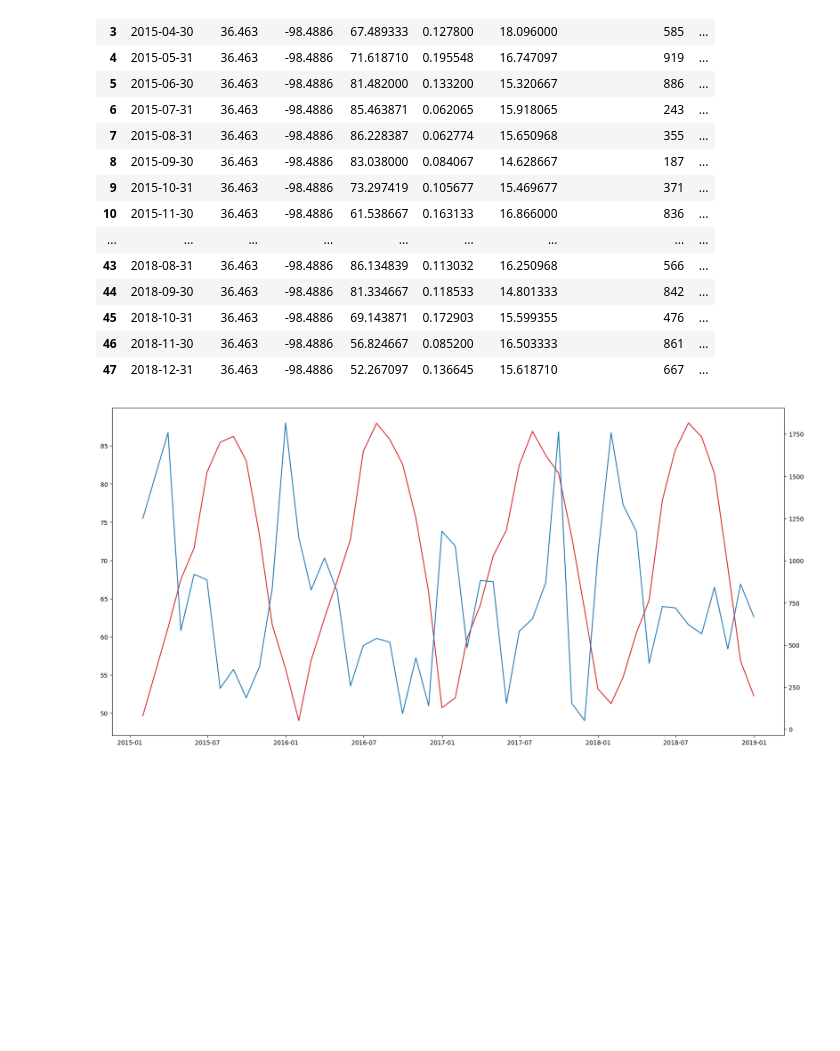
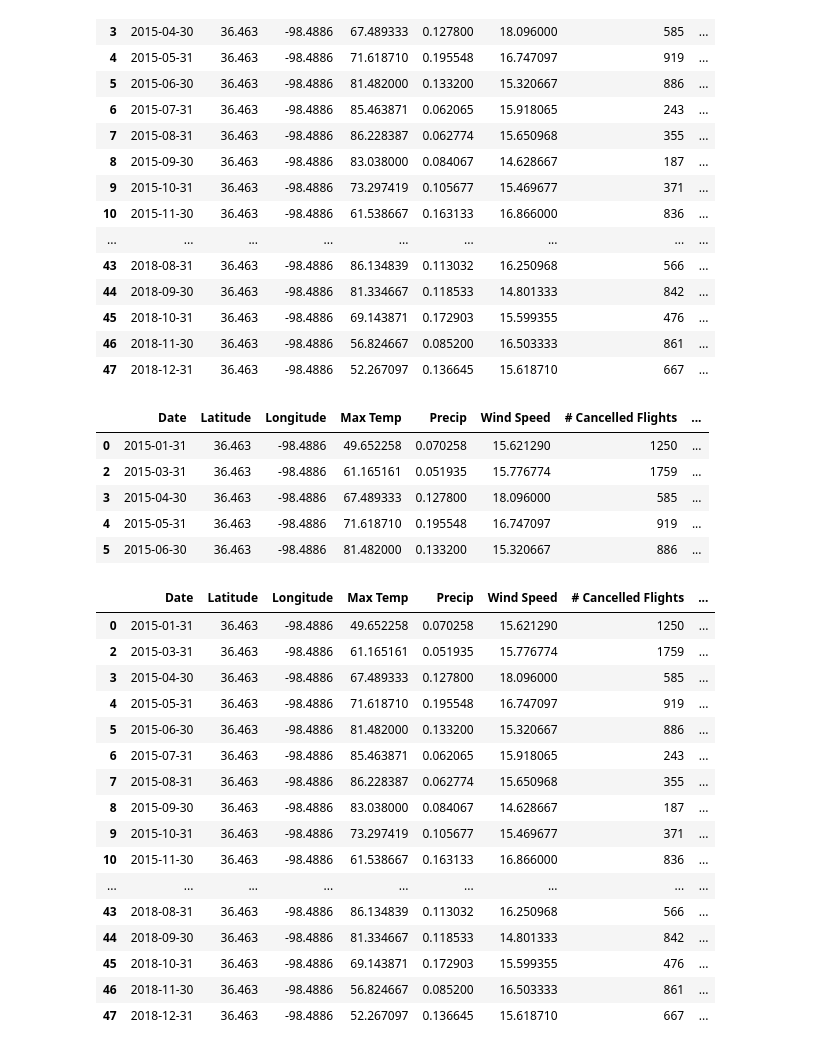
Before and after one commit to domingo-aj/Group-Project-1, a Jupyter notebook: Alice Plots.ipynb, the cells around one changed output. Drawn from its saved outputs; the diff is of its cells as text; code cells hidden in the pictures; blank space fills up the shorter version.

```diff
--- a/Alice Plots.ipynb
+++ b/Alice Plots.ipynb
@@ -119,18 +121,36 @@ combined
 | 45 | 2018-10-31 | 36.463 | -98.4886 | 69.143871 | 0.172903 | 15.599355 | 476 | ... |
 | 46 | 2018-11-30 | 36.463 | -98.4886 | 56.824667 | 0.085200 | 16.503333 | 861 | ... |
 | 47 | 2018-12-31 | 36.463 | -98.4886 | 52.267097 | 0.136645 | 15.618710 | 667 | ... |
-# %%
-#x = combined["Date"]
-x = combined["Date"]
-y1 = combined["Max Temp"]
-y2 = combined["# Cancelled Flights"]
-
-fig, ax1 = plt.subplots(1,1, figsize=(20,10), dpi=100)
-ax1.plot(x, y1, color='tab:red')
-
-ax2 = ax1.twinx()
-ax2.plot(x, y2, color='tab:blue')
-
-plt.show()
-# %% [output]
-[figure, removed]
+# %%
+combined["Month"] = combined["Date"].dt.month_name()
+combined["Year"] = combined["Date"].dt.year
+combined["Year"] = combined ["Year"].astype('object')
+combined.head()
+# %% [output]
+|  | Date | Latitude | Longitude | Max Temp | Precip | Wind Speed | # Cancelled Flights | ... |
+| 0 | 2015-01-31 | 36.463 | -98.4886 | 49.652258 | 0.070258 | 15.621290 | 1250 | ... |
+| 2 | 2015-03-31 | 36.463 | -98.4886 | 61.165161 | 0.051935 | 15.776774 | 1759 | ... |
+| 3 | 2015-04-30 | 36.463 | -98.4886 | 67.489333 | 0.127800 | 18.096000 | 585 | ... |
+| 4 | 2015-05-31 | 36.463 | -98.4886 | 71.618710 | 0.195548 | 16.747097 | 919 | ... |
+| 5 | 2015-06-30 | 36.463 | -98.4886 | 81.482000 | 0.133200 | 15.320667 | 886 | ... |
+# %%
+combined["X Label"] = combined["Month"].astype(str) + " " + combined["Year"].astype(str)
+combined
+# %% [output]
+|  | Date | Latitude | Longitude | Max Temp | Precip | Wind Speed | # Cancelled Flights | ... |
+| 0 | 2015-01-31 | 36.463 | -98.4886 | 49.652258 | 0.070258 | 15.621290 | 1250 | ... |
+| 2 | 2015-03-31 | 36.463 | -98.4886 | 61.165161 | 0.051935 | 15.776774 | 1759 | ... |
+| 3 | 2015-04-30 | 36.463 | -98.4886 | 67.489333 | 0.127800 | 18.096000 | 585 | ... |
+| 4 | 2015-05-31 | 36.463 | -98.4886 | 71.618710 | 0.195548 | 16.747097 | 919 | ... |
+| 5 | 2015-06-30 | 36.463 | -98.4886 | 81.482000 | 0.133200 | 15.320667 | 886 | ... |
+| 6 | 2015-07-31 | 36.463 | -98.4886 | 85.463871 | 0.062065 | 15.918065 | 243 | ... |
+| 7 | 2015-08-31 | 36.463 | -98.4886 | 86.228387 | 0.062774 | 15.650968 | 355 | ... |
+| 8 | 2015-09-30 | 36.463 | -98.4886 | 83.038000 | 0.084067 | 14.628667 | 187 | ... |
+| 9 | 2015-10-31 | 36.463 | -98.4886 | 73.297419 | 0.105677 | 15.469677 | 371 | ... |
+| 10 | 2015-11-30 | 36.463 | -98.4886 | 61.538667 | 0.163133 | 16.866000 | 836 | ... |
+| ... | ... | ... | ... | ... | ... | ... | ... | ... |
+| 43 | 2018-08-31 | 36.463 | -98.4886 | 86.134839 | 0.113032 | 16.250968 | 566 | ... |
+| 44 | 2018-09-30 | 36.463 | -98.4886 | 81.334667 | 0.118533 | 14.801333 | 842 | ... |
+| 45 | 2018-10-31 | 36.463 | -98.4886 | 69.143871 | 0.172903 | 15.599355 | 476 | ... |
+| 46 | 2018-11-30 | 36.463 | -98.4886 | 56.824667 | 0.085200 | 16.503333 | 861 | ... |
+| 47 | 2018-12-31 | 36.463 | -98.4886 | 52.267097 | 0.136645 | 15.618710 | 667 | ... |
```
Also changed, not shown: parts of 4 cells of this notebook, 3 other files.
